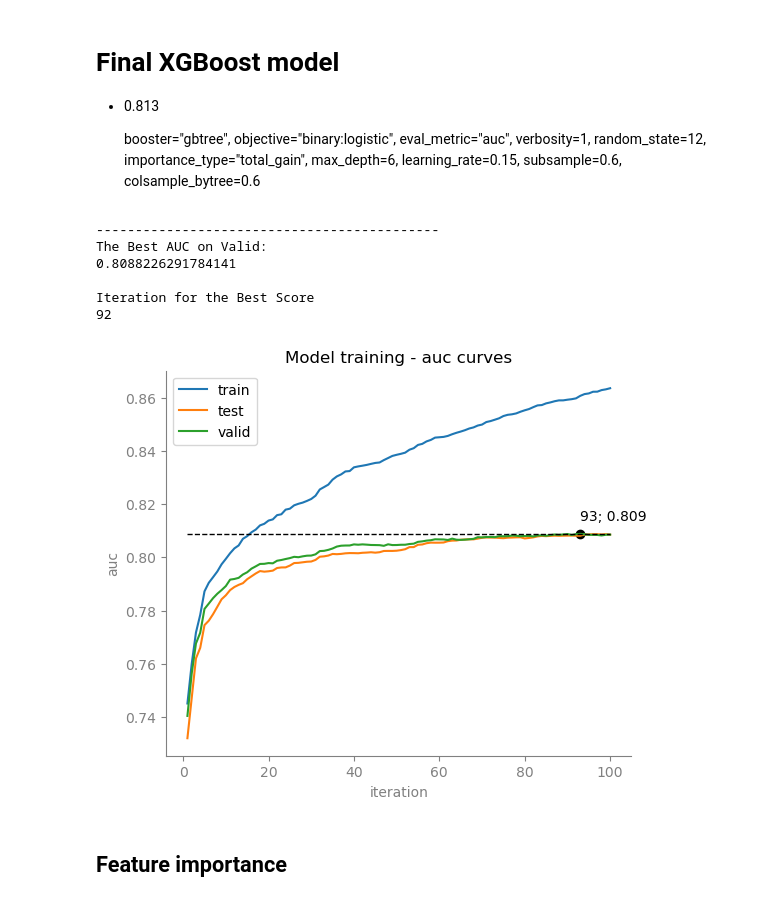
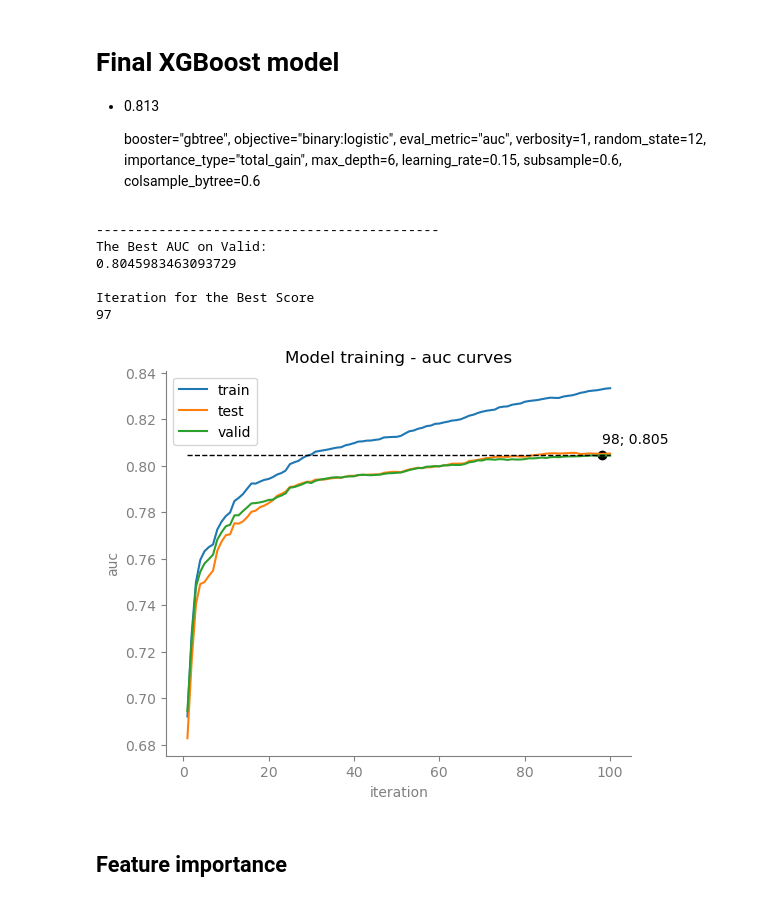
Before and after one commit to krl-v/data-science-2, a Jupyter notebook: Practicals/hw1_xgboost.ipynb, the cells around one changed output. Saved outputs shown, nothing was run; the diff lists cells and outputs as text; code cells hidden in the pictures.

```diff
--- a/Practicals/hw1_xgboost.ipynb
+++ b/Practicals/hw1_xgboost.ipynb
@@ -112,11 +112,11 @@ data["sample"]="default"
 col_sample="sample"
 month_mask=data[col_month].isna()==False
 month_na_mask=data[col_month].isna()==True
-dat= pd.read_csv(Path("./Data/2023_DS2_HW1_data_train.csv"), sep=",", decimal=".",index_col="Booking_ID")
+
 #splitneme data na train, test a valid
 
 data_train, data_rest = train_test_split(data[month_mask], train_size=0.55, stratify=(data[month_mask][[col_month,col_target]]), random_state=12)
-data_valid, data_test = train_test_split(dat[month_mask], train_size=0.5, stratify = (data_rest[[col_month,col_target]]),random_state=12)
+data_valid, data_test = train_test_split(data_rest, train_size=0.5, stratify = (data_rest[[col_month,col_target]]),random_state=12)
 
 #změníme hodnoty ve sloupci sample podle toho v jaké subsamplu je dané pozorování
 data.loc[data_train.index, "sample"] = "train"
@@ -241,7 +241,7 @@ print(data[train_mask].shape)
 (17761, 19)
 0.010321515198431129
 # %%
-def mean_target_encoding(dt, predictor, target, alpha = 0.05):
+def mean_target_encoding(dt, predictor, target, alpha = 0.01):
     total_cnt = len(dt)
     total_dr = np.mean(dt[target])
     dt_grp = dt.groupby(predictor).agg(
@@ -313,10 +313,10 @@ model=xgb.XGBClassifier(
     verbosity=1,
     random_state=12,
     importance_type="total_gain",
-    max_depth=5,
-    learning_rate=0.16,
-    subsample=0.7,
-    colsample_bytree=0.7
+    max_depth=2,
+    learning_rate=0.1,
+    subsample=0.5,
+    colsample_bytree=0.65
 )
 
 model.fit(
@@ -730,10 +730,10 @@ final_model=xgb.XGBClassifier(
     verbosity=1,
     random_state=12,
     importance_type="total_gain",
-    max_depth=5,
-    learning_rate=0.25,
-    subsample=0.8,
-    colsample_bytree=0.9
+    max_depth=4,
+    learning_rate=0.2,
+    subsample=0.65,
+    colsample_bytree=0.65
 )
 
 final_model.fit(
@@ -774,36 +774,36 @@ for sample, vals in evals_result.items():
         vals[metric],
         label=sample
     )
 
 best_score = final_model.best_score
 best_iteration = final_model.best_iteration+1
 
 ax.plot([1, total_iteration_count], [best_score, best_score], color='black', ls='--', lw=1)
 ax.scatter([best_iteration], [best_score], color = 'black')
 ax.annotate(
     '{:d}; {:0.3f}'.format(best_iteration, best_score),
     xy = (best_iteration, best_score),
     xytext = (best_iteration,best_score+0.005),
 )
 ax.set_xlabel('iteration', color='gray')
 ax.set_ylabel(metric, color='gray')
 ax.legend(loc='best')
 ax.set_title(f'Model training - {metric} curves')
 
 ax.spines['top'].set_visible(False)
 ax.spines['right'].set_visible(False)
 ax.spines['left'].set_color('gray')
 ax.spines['bottom'].set_color('gray')
 ax.tick_params(axis='y', colors='gray')
 ax.tick_params(axis='x', colors='gray')
 # %% [output]
 --------------------------------------------
 The Best AUC on Valid:
-0.8088226291784141
+0.8045983463093729
 
 Iteration for the Best Score
-92
+97
-[figure, old version]
+[figure, new version]
 # %% [markdown]
 ## Feature importance
 # %%
```
Also changed, not shown: parts of 7 cells of this notebook, 9 other files.
